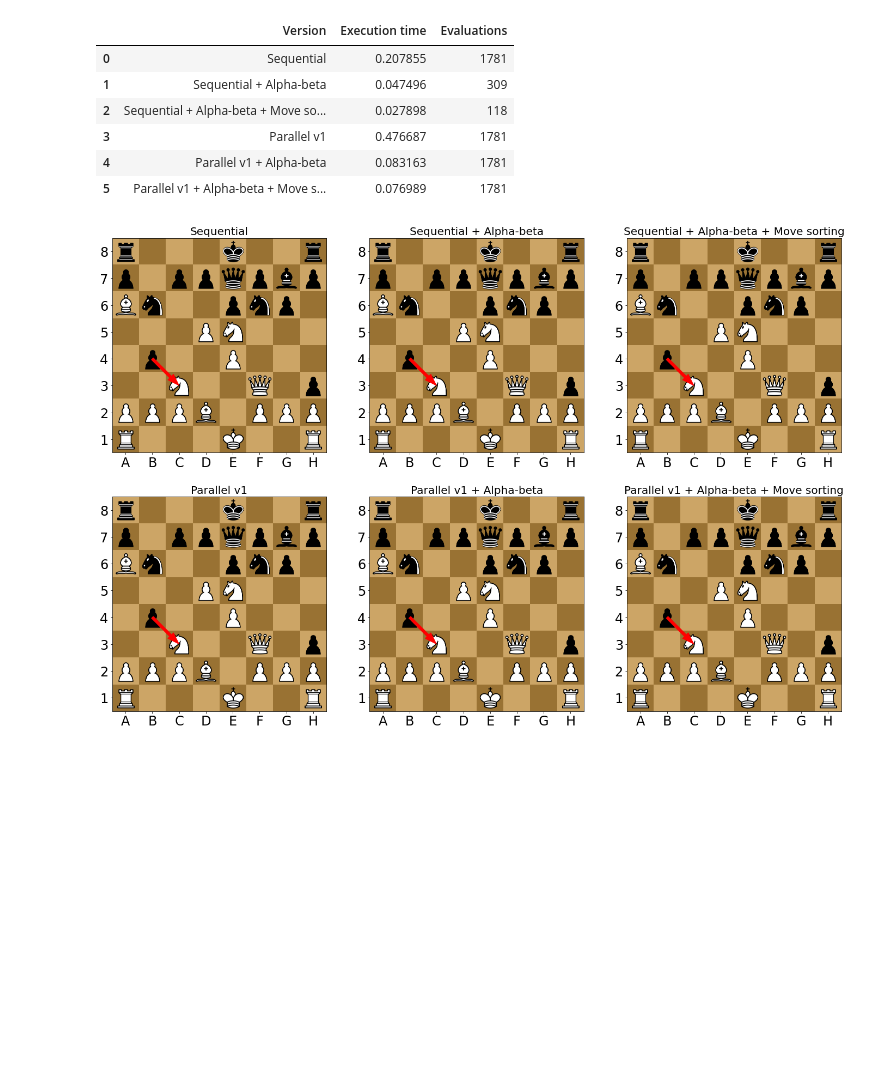
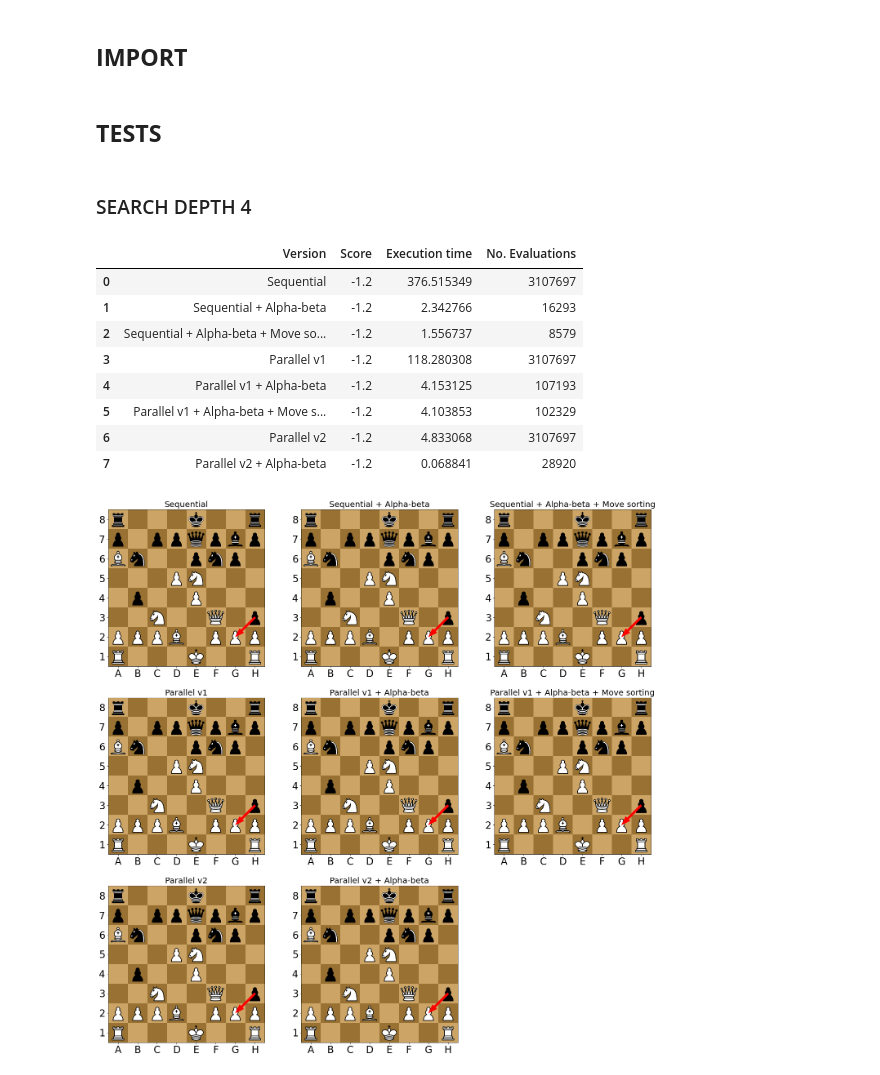
Before and after one commit to vv-hieu/ParallelChessEngine, a Jupyter notebook: ChessEngineTest.ipynb, the cells around one changed output. Cells and saved outputs as stored; diff of their text form; code cells hidden in the pictures; blank space fills up the shorter version.

Commit message:
Parallel v2 + Fix move generation on CPU and GPU

```diff
--- a/ChessEngineTest.ipynb
+++ b/ChessEngineTest.ipynb
@@ -1,5 +1,11 @@
+# %% [markdown]
+## **IMPORT**
 # %%
+import warnings
+warnings.filterwarnings('ignore')
+
 from ChessEngine import *
+from numba.cuda.cudadrv.driver import CudaAPIError
 import pandas as pd
 import time
 import math
@@ -11,25 +17,26 @@ def find_move_benchmark_all(fen: str, search_depth: int, versions: dict[int, str
     cols = math.ceil(math.sqrt(num_versions))
     rows = math.ceil(num_versions / cols)
 
-    fig, axs = plt.subplots(rows, cols, figsize=(8 * cols, 8 * rows))
+    fig, axs = plt.subplots(rows, cols, figsize = (8 * cols, 8 * rows), squeeze = False)
 
     row, col = 0, 0
 
-    for version, version_discription in versions.items():
+    for version, version_name in versions.items():
         game = ChessGame(fen)
         start = time.time()
-        move = find_move(game, search_depth, version=version)
+        move, score = find_move(game, search_depth, version=version)
         end = time.time()
 
         result_df = pd.concat([result_df, pd.DataFrame({
-            'Version'        : [version_discription],
-            'Execution time' : [end - start],
-            'Evaluations'    : [get_evaluation_count()]
+            'Version'         : [version_name],
+            'Score'           : [score],
+            'Execution time'  : [end - start],
+            'No. Evaluations' : [get_evaluation_count()]
         }, index=[version])])
 
         moves = None if move is None else [move]
-        axs[row, col].set_title(version_discription, fontdict={'fontsize': 20, 'fontweight': 'medium'})
-        game.plot(moves=moves, ax=axs[row, col] if rows > 1 else axs[col])
+        axs[row, col].set_title(version_name, fontdict={'fontsize': 20, 'fontweight': 'medium'})
+        game.plot(moves=moves, ax=axs[row, col])
         col += 1
         if col >= cols:
             col = 0
@@ -43,21 +50,33 @@ def find_move_benchmark_all(fen: str, search_depth: int, versions: dict[int, str
             row += 1
 
     return result_df
+# %% [markdown]
+## **TESTS**
+# %% [markdown]
+### SEARCH DEPTH 4
 # %%
-find_move_benchmark_all('r3k2r/p1ppqpbp/Bn2pnp1/3PN3/1p2P3/2N2Q1p/PPPB1PPP/R3K2R b KQkq - 0 1', 2, {
-    0: 'Sequential',
-    1: 'Sequential + Alpha-beta',
-    2: 'Sequential + Alpha-beta + Move sorting',
-    3: 'Parallel v1',
-    4: 'Parallel v1 + Alpha-beta',
-    5: 'Parallel v1 + Alpha-beta + Move sorting'
-})
+try:
+    result_sd4 = find_move_benchmark_all('r3k2r/p1ppqpbp/Bn2pnp1/3PN3/1p2P3/2N2Q1p/PPPB1PPP/R3K2R b KQkq - 0 1', 4, {
+        0: 'Sequential',
+        1: 'Sequential + Alpha-beta',
+        2: 'Sequential + Alpha-beta + Move sorting',
+        3: 'Parallel v1',
+        4: 'Parallel v1 + Alpha-beta',
+        5: 'Parallel v1 + Alpha-beta + Move sorting',
+        6: 'Parallel v2',
+        7: 'Parallel v2 + Alpha-beta'
+    })
+except CudaAPIError as e:
+    print(e.msg)
+result_sd4
 # %% [output]
-|  | Version | Execution time | Evaluations |
-| 0 | Sequential | 0.207855 | 1781 |
-| 1 | Sequential + Alpha-beta | 0.047496 | 309 |
-| 2 | Sequential + Alpha-beta + Move so... | 0.027898 | 118 |
-| 3 | Parallel v1 | 0.476687 | 1781 |
-| 4 | Parallel v1 + Alpha-beta | 0.083163 | 1781 |
-| 5 | Parallel v1 + Alpha-beta + Move s... | 0.076989 | 1781 |
+|  | Version | Score | Execution time | No. Evaluations |
+| 0 | Sequential | -1.2 | 376.515349 | 3107697 |
+| 1 | Sequential + Alpha-beta | -1.2 | 2.342766 | 16293 |
+| 2 | Sequential + Alpha-beta + Move so... | -1.2 | 1.556737 | 8579 |
+| 3 | Parallel v1 | -1.2 | 118.280308 | 3107697 |
+| 4 | Parallel v1 + Alpha-beta | -1.2 | 4.153125 | 107193 |
+| 5 | Parallel v1 + Alpha-beta + Move s... | -1.2 | 4.103853 | 102329 |
+| 6 | Parallel v2 | -1.2 | 4.833068 | 3107697 |
+| 7 | Parallel v2 + Alpha-beta | -1.2 | 0.068841 | 28920 |
-[figure, old version]
+[figure, new version]
```
Also changed, not shown: 3 other files.
